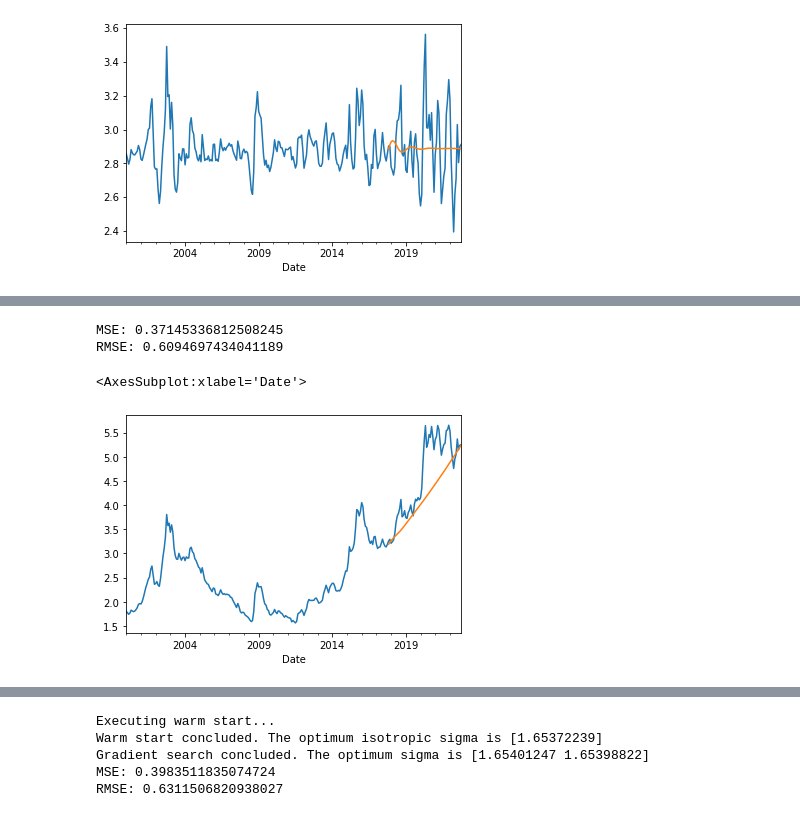
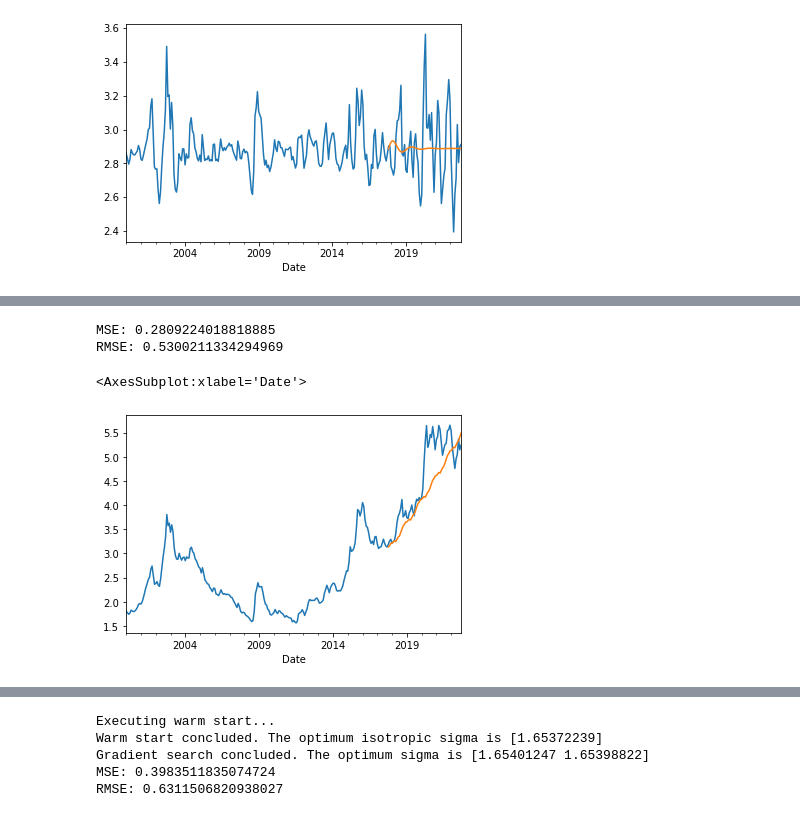
Before and after one commit to aruasouza/CTG, a Jupyter notebook: modelos_cambio.ipynb, the cells around one changed output, grey strips where cells are left out. Saved outputs shown, nothing was run; the diff lists cells and outputs as text; code cells hidden in the pictures.

```diff
--- a/modelos_cambio.ipynb
+++ b/modelos_cambio.ipynb
@@ -84,6 +84,9 @@ def square(x,a,b,c):
 def simple_square(x,a):
     return (x ** 2) * a
 
+def linear(x,a,b):
+    return (x * a) + b
+
 class base_model:
     def __init__(self,data,func):
         self.data = data
@@ -133,7 +136,7 @@ class GodModel:
         self.popts = [curve_fit(square,list(range(self.x0)),extra_data[:,i])[0] for i in self.features]
         self.popts_main = curve_fit(self.func,list(range(self.x0)),target_data)[0]
         # Sazonalidade
-        untrended = untrend(target_data)
+        untrended = untrend(target_data,12)
         self.model = modelo(self.name,untrended,time_features)
         self.target_data = target_data
         self.extra_data = extra_data
@@ -296,16 +297,16 @@ RMSE: 0.44036338052592766
 # %%
 anos = 5
 x_train,y_train,x_test,y_test = train_test_split(df,cy,anos)
-model = GodModel(simple_square,'arima',0.5).fit(y_train,x_train)
+model = GodModel(simple_square,'holt',0.7).fit(y_train,x_train)
 prediction = model.predict(12 * anos)
 print('MSE:',mean_squared_error(prediction,y_test))
 print('RMSE:',rmse(prediction,y_test))
 pred_df = cy.copy()
 pred_df['prediction'] = [None for _ in range(len(pred_df) - len(prediction))] + list(prediction.ravel())
 pred_df['USD'].plot()
 pred_df['prediction'].plot()
 # %% [output]
-MSE: 0.37145336812508245
-RMSE: 0.6094697434041189
+MSE: 0.2809224018818885
+RMSE: 0.5300211334294969
 <AxesSubplot:xlabel='Date'>
-[figure, old version]
+[figure, new version]
```
Also changed, not shown: parts of 8 cells of this notebook, 3 other files.
